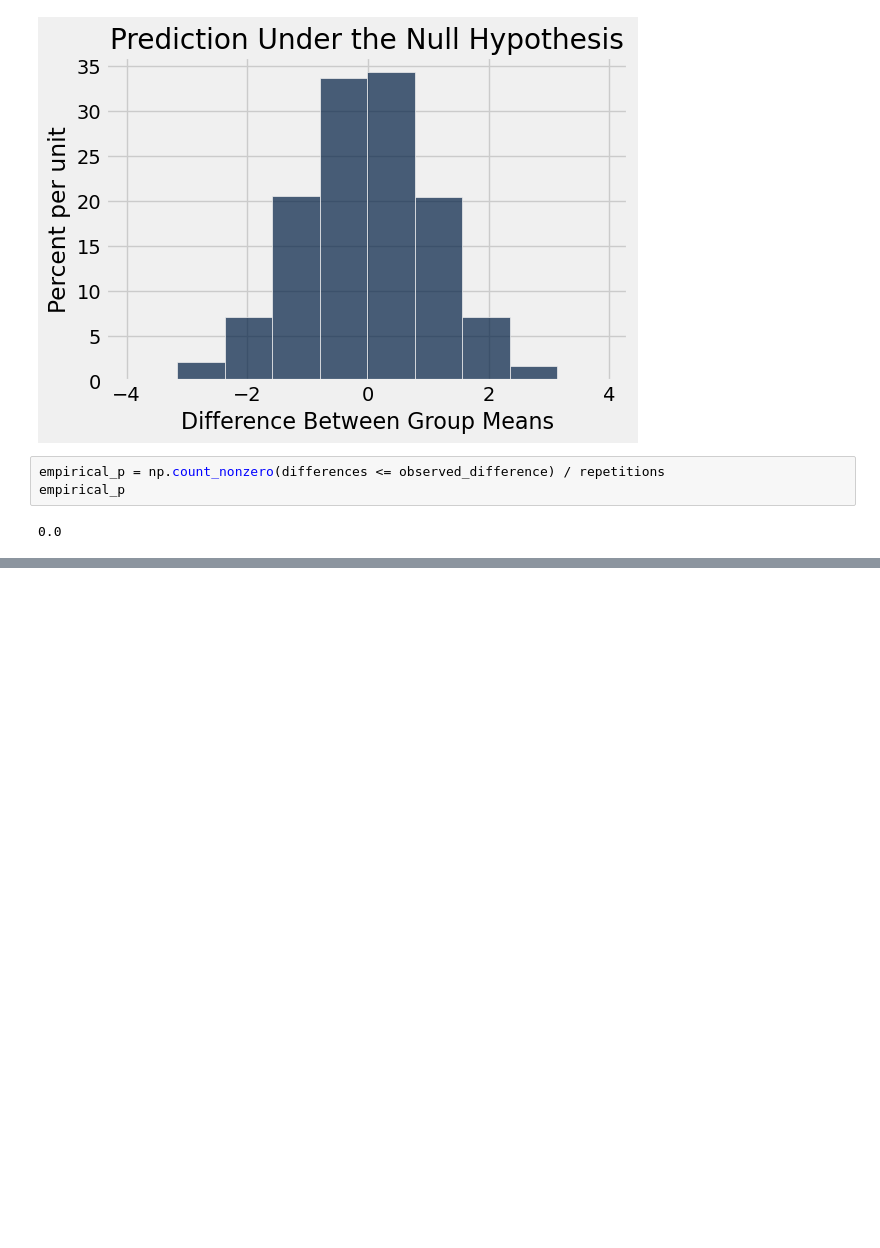
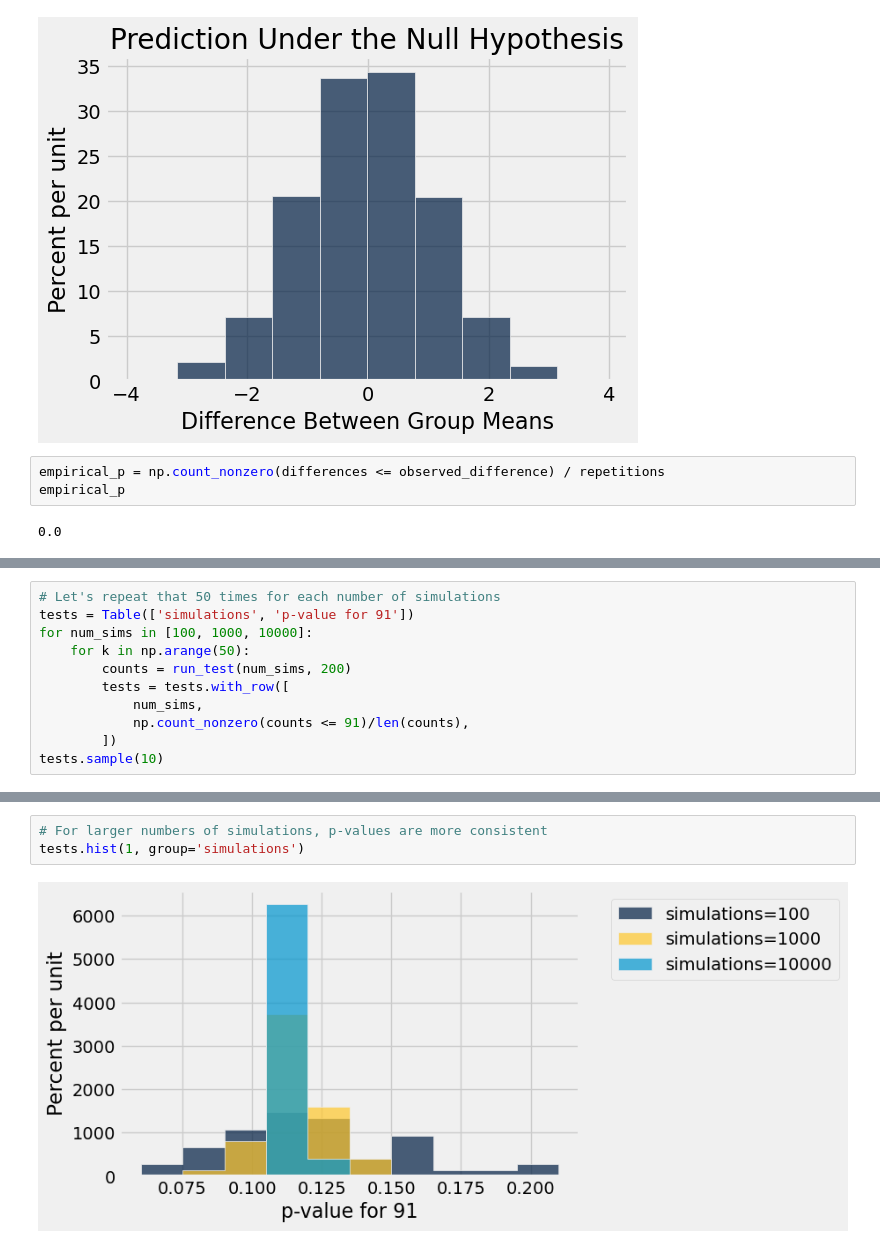
Before and after one commit to lawtonsclass/s26-code-from-class, a Jupyter notebook: data8/ch12.ipynb, the cells around one changed output, grey strips where cells are left out. Cells and saved outputs as stored; diff of their text form; blank space fills up the shorter version.

```diff
--- a/data8/ch12.ipynb
+++ b/data8/ch12.ipynb
@@ -189,0 +248,11 @@ empirical_p
+# %%
+# Let's repeat that 50 times for each number of simulations
+tests = Table(['simulations', 'p-value for 91'])
+for num_sims in [100, 1000, 10000]:
+    for k in np.arange(50):
+        counts = run_test(num_sims, 200)
+        tests = tests.with_row([
+            num_sims,
+            np.count_nonzero(counts <= 91)/len(counts),
+        ])
+tests.sample(10)
@@ -189,0 +271,5 @@ empirical_p
+# %%
+# For larger numbers of simulations, p-values are more consistent
+tests.hist(1, group='simulations')
+# %% [output]
+[figure, added]
```
Also changed, not shown: parts of 31 cells of this notebook.
